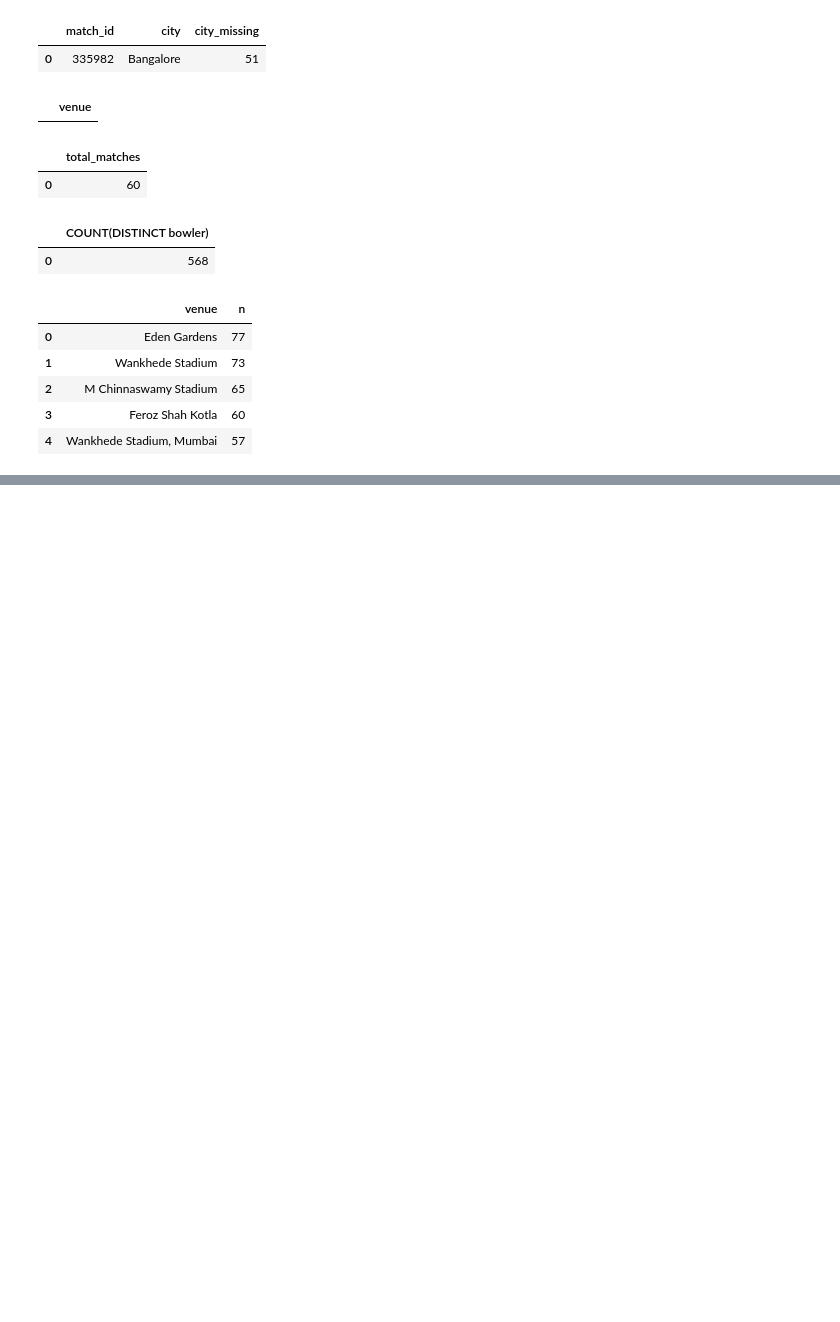
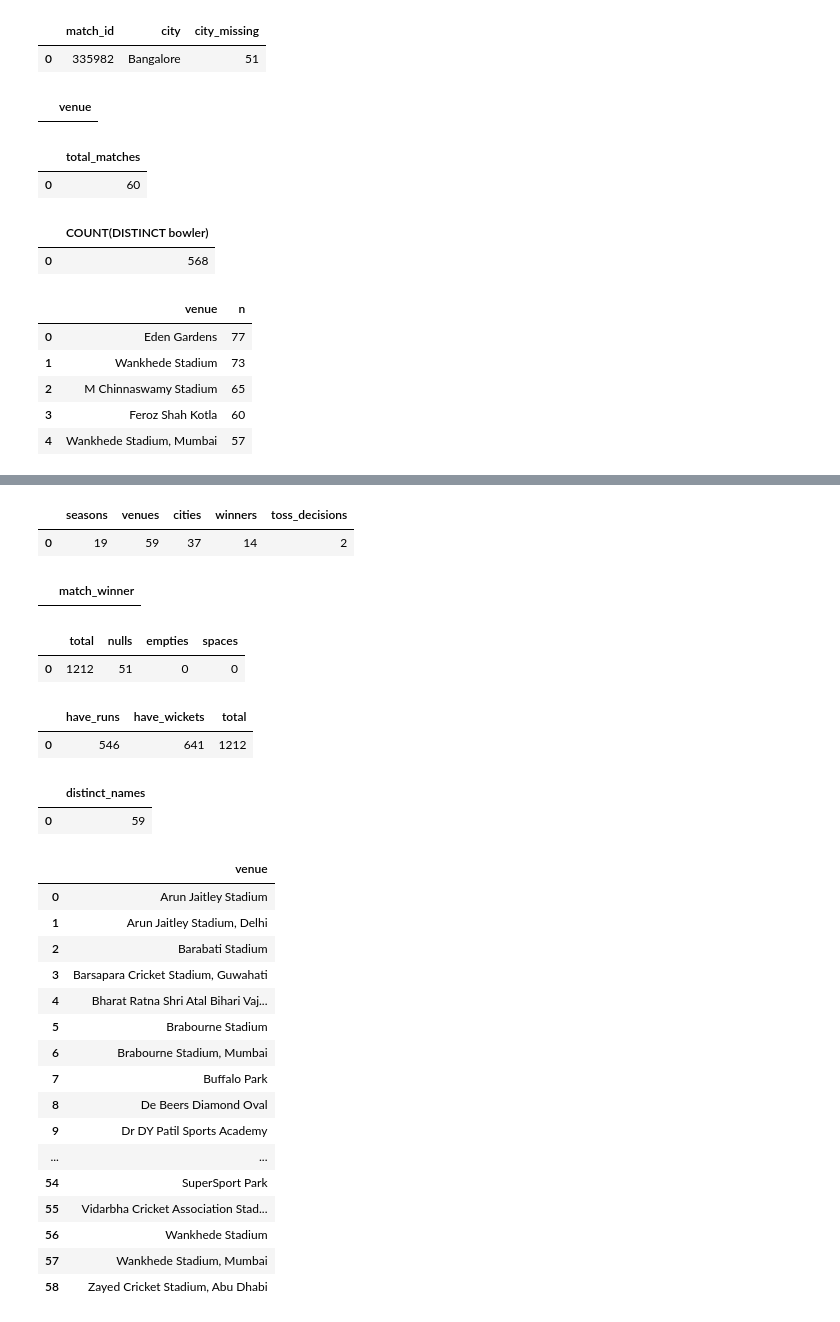
Before and after one commit to FathimaFarhana6852/ipl-cricket-analytics, a Jupyter notebook: notebooks/FathimaFarhana_sql_practice.ipynb, the cells around one changed output, grey strips where cells are left out. Drawn from its saved outputs; the diff is of its cells as text; code cells hidden in the pictures; blank space fills up the shorter version.

```diff
--- a/notebooks/FathimaFarhana_sql_practice.ipynb
+++ b/notebooks/FathimaFarhana_sql_practice.ipynb
@@ -311,0 +384,73 @@ LIMIT 5;
+# %%
+query('''
+SELECT COUNT(DISTINCT season) AS seasons,
+       COUNT(DISTINCT venue) AS venues,
+       COUNT(DISTINCT city) AS cities,
+       COUNT(DISTINCT match_winner) AS winners,
+       COUNT(DISTINCT toss_decision) AS toss_decisions
+FROM matches;
+''')
+# %% [output]
+|  | seasons | venues | cities | winners | toss_decisions |
+| 0 | 19 | 59 | 37 | 14 | 2 |
+# %%
+query('''
+SELECT DISTINCT match_winner FROM matches
+EXCEPT
+SELECT team_name FROM teams;
+''')
+# %% [output]
+|  | match_winner |
+# %%
+query('''
+SELECT COUNT(*) AS total,
+       SUM(CASE WHEN city IS NULL THEN 1 ELSE 0 END) AS nulls,
+       SUM(CASE WHEN city = '' THEN 1 ELSE 0 END) AS empties,
+       SUM(CASE WHEN TRIM(city) = '' AND city <> ''
+                THEN 1 ELSE 0 END) AS spaces
+FROM matches;
+''')
+# %% [output]
+|  | total | nulls | empties | spaces |
+| 0 | 1212 | 51 | 0 | 0 |
+# %%
+query('''
+SELECT COUNT(win_by_runs) AS have_runs,
+       COUNT(win_by_wickets) AS have_wickets,
+       COUNT(*)              AS total
+FROM matches;
+''')
+# %% [output]
+|  | have_runs | have_wickets | total |
+| 0 | 546 | 641 | 1212 |
+# %%
+query("""
+SELECT COUNT(DISTINCT venue) AS distinct_names FROM matches;
+""")
+# %% [output]
+|  | distinct_names |
+| 0 | 59 |
+# %%
+query("""
+SELECT DISTINCT venue
+FROM matches
+ORDER BY venue;
+""")
+# %% [output]
+|  | venue |
+| 0 | Arun Jaitley Stadium |
+| 1 | Arun Jaitley Stadium, Delhi |
+| 2 | Barabati Stadium |
+| 3 | Barsapara Cricket Stadium, Guwahati |
+| 4 | Bharat Ratna Shri Atal Bihari Vaj... |
+| 5 | Brabourne Stadium |
+| 6 | Brabourne Stadium, Mumbai |
+| 7 | Buffalo Park |
+| 8 | De Beers Diamond Oval |
+| 9 | Dr DY Patil Sports Academy |
+| ... | ... |
+| 54 | SuperSport Park |
+| 55 | Vidarbha Cricket Association Stad... |
+| 56 | Wankhede Stadium |
+| 57 | Wankhede Stadium, Mumbai |
+| 58 | Zayed Cricket Stadium, Abu Dhabi |
```
Also changed, not shown: parts of 29 cells of this notebook.
